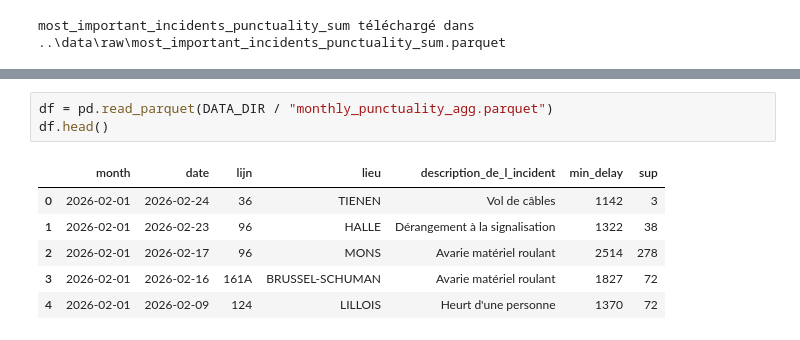
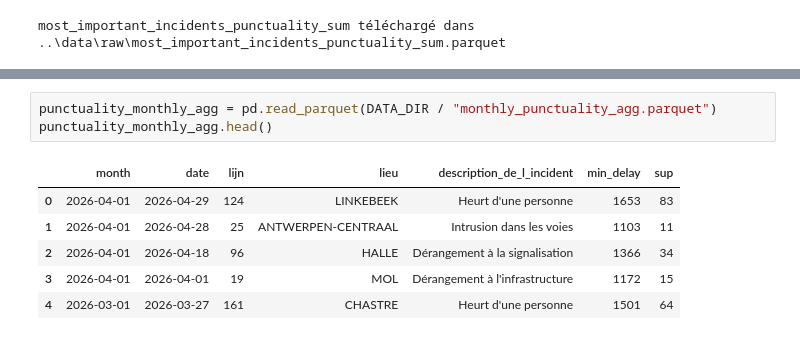
Before and after one commit to Michael-R-Salah-Data/infrabel-kpi-punctuality-analysis, a Jupyter notebook: notebooks/01_01_data_collection_infrabel.ipynb, the cells around one changed output, grey strips where cells are left out. Cells and saved outputs as stored; diff of their text form.

Commit message:
docs(notebooks): translate french to english, improve markdown and rename some dataframes in 01_01_data_collection_infrabel

```diff
--- a/notebooks/01_01_data_collection_infrabel.ipynb
+++ b/notebooks/01_01_data_collection_infrabel.ipynb
@@ -132,13 +153,13 @@ df.head()
 | 3 | b'\x01\x01\x00\x00\x00/J\x7f\xef4... | b'\x01\x01\x00\x00\x00/J\x7f\xef4... | 1749 | BE01749 | VOIL2 | V.OILTANK2 | V.OILTANK2 | ... |
 | 4 | b'\x01\x01\x00\x00\x00\x93\xbc\xb... | b'\x01\x01\x00\x00\x00\x93\xbc\xb... | 1751 | BE01751 | VIBR | V.IBR | V.IBR | ... |
 # %%
-df = pd.read_parquet(DATA_DIR / "monthly_punctuality_agg.parquet")
-df.head()
+punctuality_monthly_agg = pd.read_parquet(DATA_DIR / "monthly_punctuality_agg.parquet")
+punctuality_monthly_agg.head()
 # %% [output]
 |  | month | date | lijn | lieu | description_de_l_incident | min_delay | sup |
-| 0 | 2026-02-01 | 2026-02-24 | 36 | TIENEN | Vol de câbles | 1142 | 3 |
-| 1 | 2026-02-01 | 2026-02-23 | 96 | HALLE | Dérangement à la signalisation | 1322 | 38 |
-| 2 | 2026-02-01 | 2026-02-17 | 96 | MONS | Avarie matériel roulant | 2514 | 278 |
-| 3 | 2026-02-01 | 2026-02-16 | 161A | BRUSSEL-SCHUMAN | Avarie matériel roulant | 1827 | 72 |
-| 4 | 2026-02-01 | 2026-02-09 | 124 | LILLOIS | Heurt d'une personne | 1370 | 72 |
+| 0 | 2026-04-01 | 2026-04-29 | 124 | LINKEBEEK | Heurt d'une personne | 1653 | 83 |
+| 1 | 2026-04-01 | 2026-04-28 | 25 | ANTWERPEN-CENTRAAL | Intrusion dans les voies | 1103 | 11 |
+| 2 | 2026-04-01 | 2026-04-18 | 96 | HALLE | Dérangement à la signalisation | 1366 | 34 |
+| 3 | 2026-04-01 | 2026-04-01 | 19 | MOL | Dérangement à l'infrastructure | 1172 | 15 |
+| 4 | 2026-03-01 | 2026-03-27 | 161 | CHASTRE | Heurt d'une personne | 1501 | 64 |
 # %%
```
Also changed, not shown: parts of 37 cells of this notebook.
